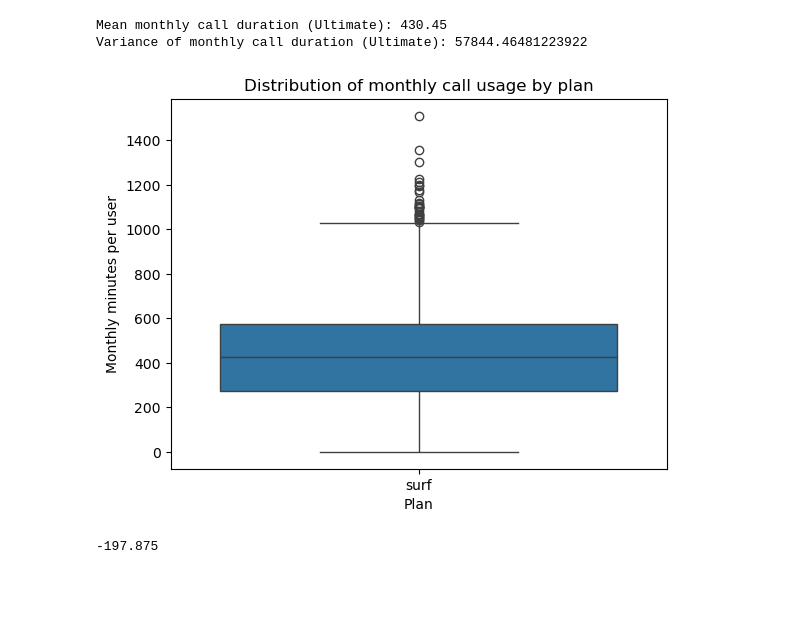
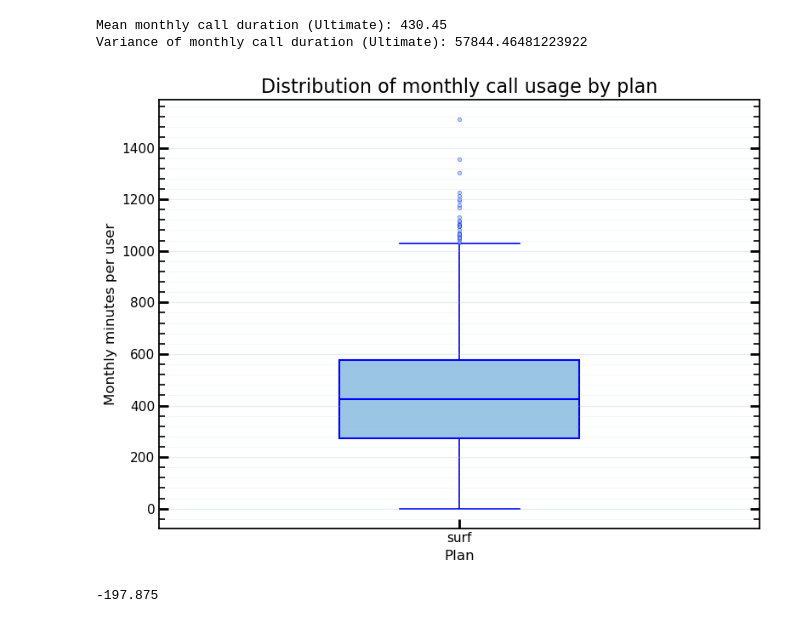
Before and after one commit to marcofrancohalsey/telecom-prepaid-plan-revenue-analysis, a Jupyter notebook: telecom_revenue_analysis.ipynb, the cells around one changed output. Saved outputs shown, nothing was run; the diff lists cells and outputs as text; code cells hidden in the pictures; blank space fills up the shorter version.

```diff
--- a/telecom_revenue_analysis.ipynb
+++ b/telecom_revenue_analysis.ipynb
@@ -859,16 +987,66 @@ print('Variance of monthly call duration (Ultimate):', ultimate_total_min_var)
 # %% [output]
 Mean monthly call duration (Ultimate): 430.45
 Variance of monthly call duration (Ultimate): 57844.46481223922
-# %%
-# Plot a boxplot to visualize the distribution of monthly call durations.
-
-sns.boxplot(data=surf_total_min, x='plan', y='total_minutes_per_user_per_month_by_plan')
-plt.xlabel('Plan')
-plt.ylabel('Monthly minutes per user')
-plt.title('Distribution of monthly call usage by plan')
-plt.show()
-# %% [output]
-[figure, removed]
+# %%
+# Plot a boxplot to visualize the distribution of monthly call durations.
+fig, ax = plt.subplots(figsize=(8, 6))
+
+sns.boxplot(
+    data=surf_total_min,
+    x='plan',
+    y='total_minutes_per_user_per_month_by_plan',
+    ax=ax,
+    width=0.4,
+    color='#8EC7F0',
+    linewidth=1.5,
+    showfliers=True,
+    boxprops=dict(edgecolor='blue'),
+    whiskerprops=dict(color='blue', linewidth=1.2),
+    capprops=dict(color='blue', linewidth=1.2),
+    medianprops=dict(color='blue', linewidth=1.5),
+    flierprops=dict(
+        marker='o',
+        markerfacecolor='#8EC7F0',
+        markeredgecolor='blue',
+        markersize=3,
+        alpha=0.6,
+        markeredgewidth=0.5
+    )
+)
+
+ax.set_xlabel('Plan', fontsize=12)
+ax.set_ylabel('Monthly minutes per user', fontsize=12)
+ax.set_title('Distribution of monthly call usage by plan', fontsize=16)
+
+for side in ['top', 'right', 'bottom', 'left']:
+    ax.spines[side].set_linewidth(1.3)
+
+ax.tick_params(labelsize=11)
+
+ax.set_axisbelow(False)
+
+ax.yaxis.set_minor_locator(AutoMinorLocator(2))
+
+ax.grid(axis='y', which='major', linewidth=0.8, alpha=0.28, color='#8EC7F0')
+ax.grid(axis='y', which='minor', linewidth=0.5, alpha=0.20, color='#8EC7F0')
+
+setup_minor_ticks(
+    ax,
+    x_minor_divisions=1,
+    y_minor_divisions=5,
+    major=(8, 2),
+    minor=(5, 1.2),
+    sides=dict(top=False, right=True, bottom=True, left=True),
+    direction_top='in',
+    direction_bottom='in',
+    direction_left='in',
+    direction_right='in'
+)
+
+plt.tight_layout()
+plt.show()
+# %% [output]
+[figure, added]
 # %%
 print(ultimate_total_min['total_minutes_per_user_per_month_by_plan'].quantile(0.25)-1.5*(ultimate_total_min['total_minutes_per_user_per_month_by_plan'].quantile(0.75)-ultimate_total_min['total_minutes_per_user_per_month_by_plan'].quantile(0.25)))
 # %% [output]
```
Also changed, not shown: parts of 46 cells of this notebook, 2 other files.
